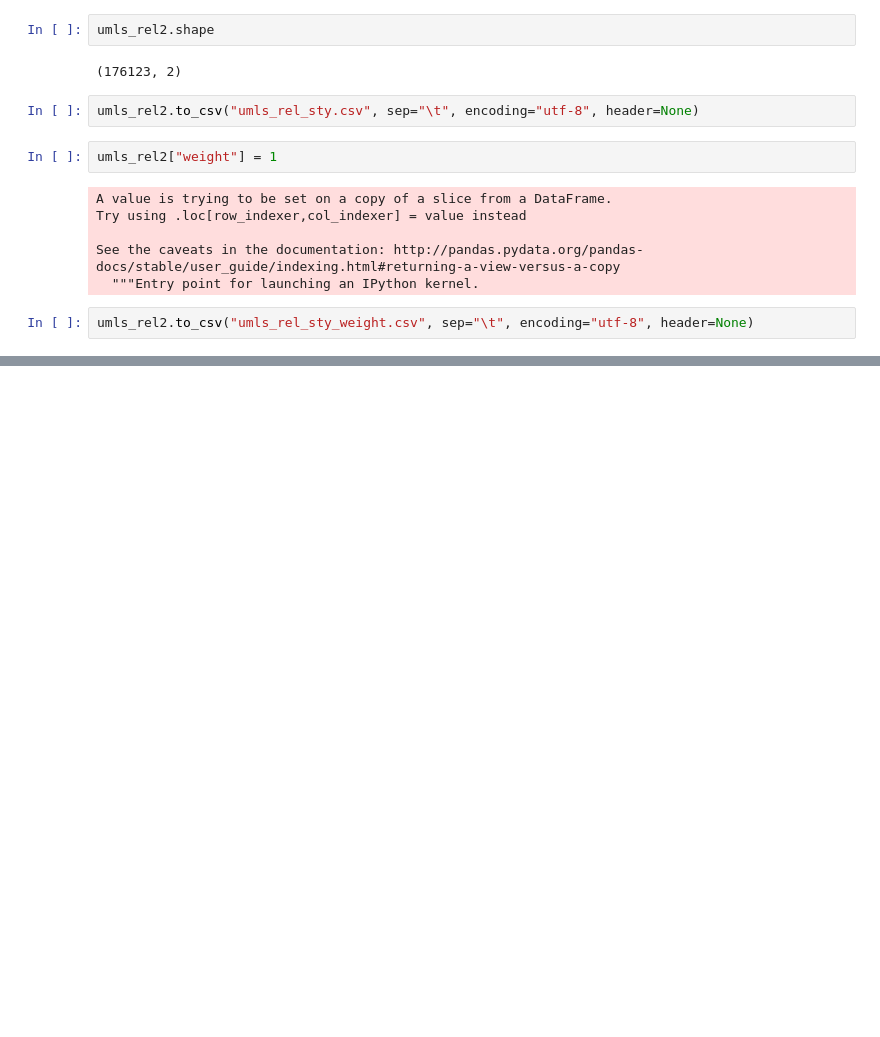
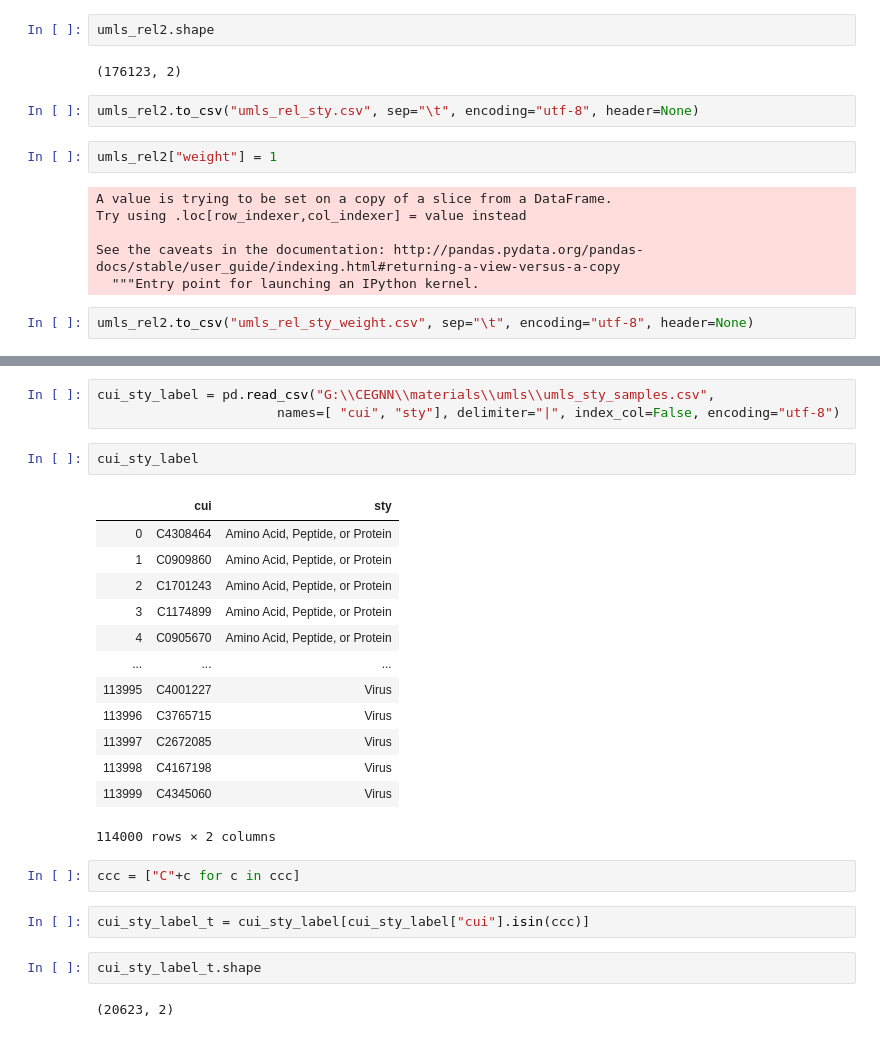
Before and after one commit to wen-fei/CEGNN, a Jupyter notebook: utils/process_umls.ipynb, the cells around one changed output, grey strips where cells are left out. Cells and saved outputs as stored; diff of their text form; blank space fills up the shorter version.

```diff
--- a/utils/process_umls.ipynb
+++ b/utils/process_umls.ipynb
@@ -138,0 +206,27 @@ umls_rel2.to_csv("umls_rel_sty_weight.csv", sep="\t", encoding="utf-8", header=N
+# %%
+cui_sty_label = pd.read_csv("G:\\CEGNN\\materials\\umls\\umls_sty_samples.csv",
+                       names=[ "cui", "sty"], delimiter="|", index_col=False, encoding="utf-8")
+# %%
+cui_sty_label
+# %% [output]
+|  | cui | sty |
+| 0 | C4308464 | Amino Acid, Peptide, or Protein |
+| 1 | C0909860 | Amino Acid, Peptide, or Protein |
+| 2 | C1701243 | Amino Acid, Peptide, or Protein |
+| 3 | C1174899 | Amino Acid, Peptide, or Protein |
+| 4 | C0905670 | Amino Acid, Peptide, or Protein |
+| ... | ... | ... |
+| 113995 | C4001227 | Virus |
+| 113996 | C3765715 | Virus |
+| 113997 | C2672085 | Virus |
+| 113998 | C4167198 | Virus |
+| 113999 | C4345060 | Virus |
+114000 rows × 2 columns
+# %%
+ccc = ["C"+c for c in ccc]
+# %%
+cui_sty_label_t = cui_sty_label[cui_sty_label["cui"].isin(ccc)]
+# %%
+cui_sty_label_t.shape
+# %% [output]
+(20623, 2)
```
Also changed, not shown: parts of 21 cells of this notebook.
